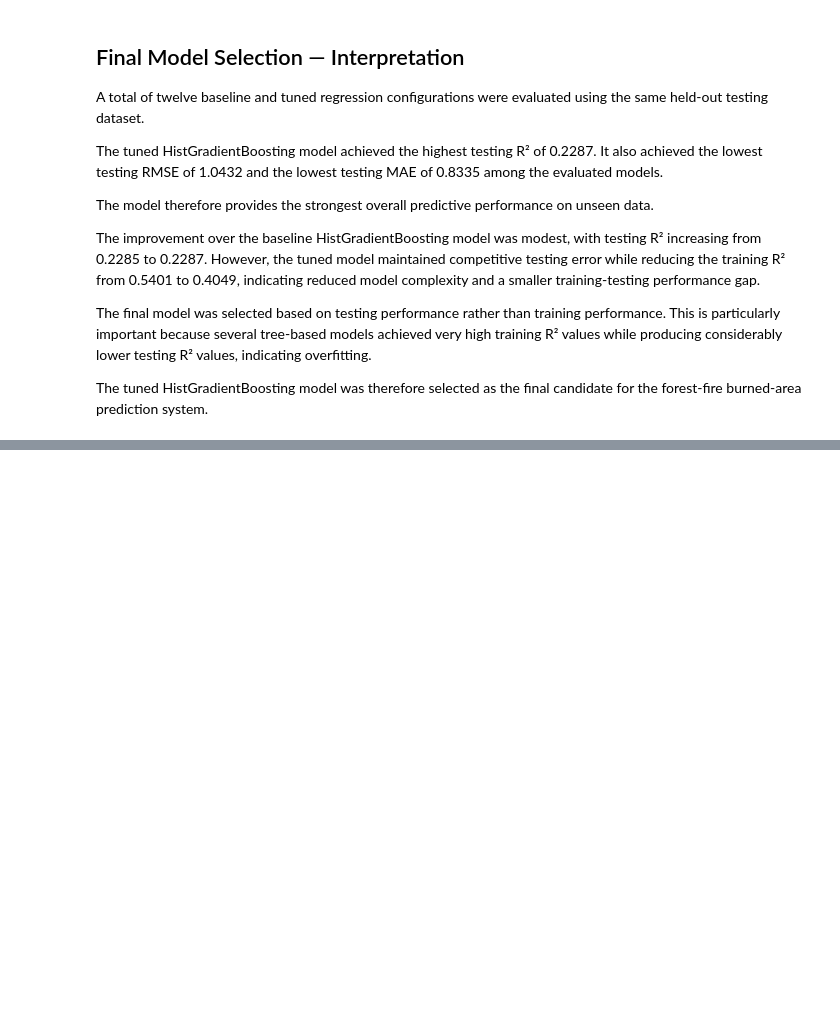
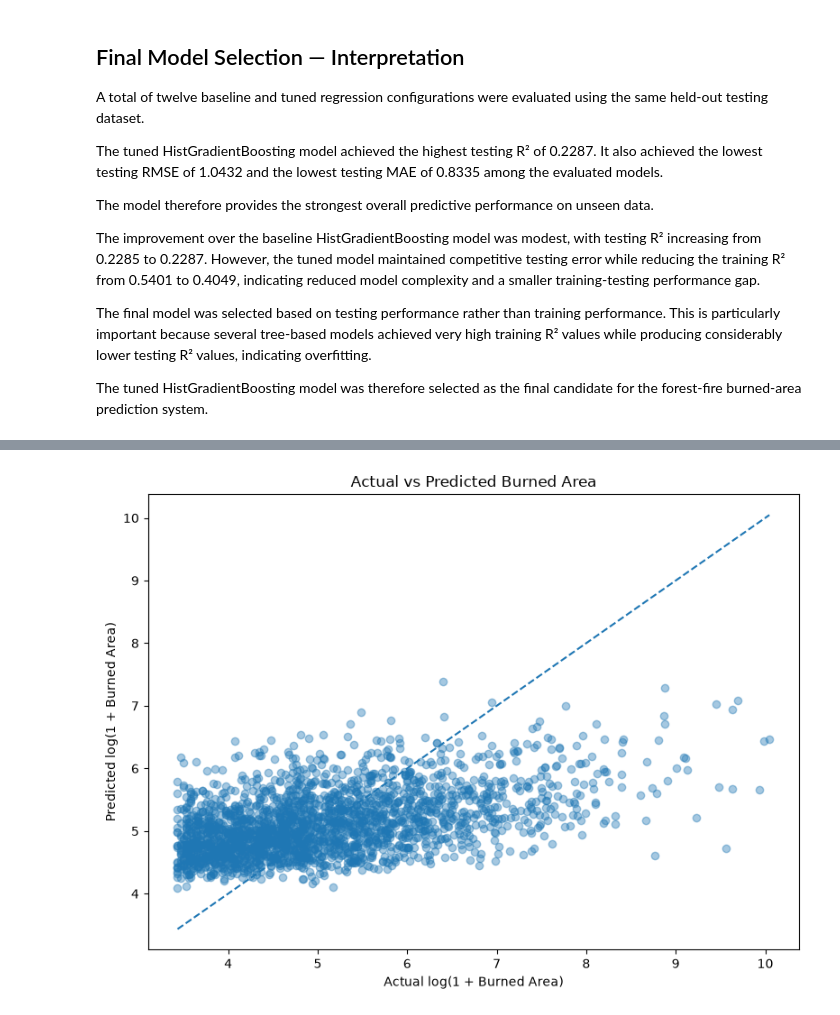
Before and after one commit to mraznyrazeek/ML-Based-Forest-Fire-Prediction-Project, a Jupyter notebook: backend/notebooks/03_model_training.ipynb, the cells around one changed output, grey strips where cells are left out. Cells and saved outputs as stored; diff of their text form; code cells hidden in the pictures; blank space fills up the shorter version.

```diff
--- a/backend/notebooks/03_model_training.ipynb
+++ b/backend/notebooks/03_model_training.ipynb
@@ -1388,0 +1923,31 @@ candidate for the forest-fire burned-area prediction system.
+# %%
+# ACTUAL VS PREDICTED BURNED AREA
+
+import matplotlib.pyplot as plt
+
+plt.figure(figsize=(8, 6))
+
+plt.scatter(
+    y_test,
+    hist_test_predictions,
+    alpha=0.4
+)
+
+# Perfect prediction line
+min_value = min(y_test.min(), hist_test_predictions.min())
+max_value = max(y_test.max(), hist_test_predictions.max())
+
+plt.plot(
+    [min_value, max_value],
+    [min_value, max_value],
+    linestyle="--"
+)
+
+plt.xlabel("Actual log(1 + Burned Area)")
+plt.ylabel("Predicted log(1 + Burned Area)")
+plt.title("Actual vs Predicted Burned Area")
+
+plt.tight_layout()
+plt.show()
+# %% [output]
+[figure, added]
```
Also changed, not shown: parts of 21 cells of this notebook.
